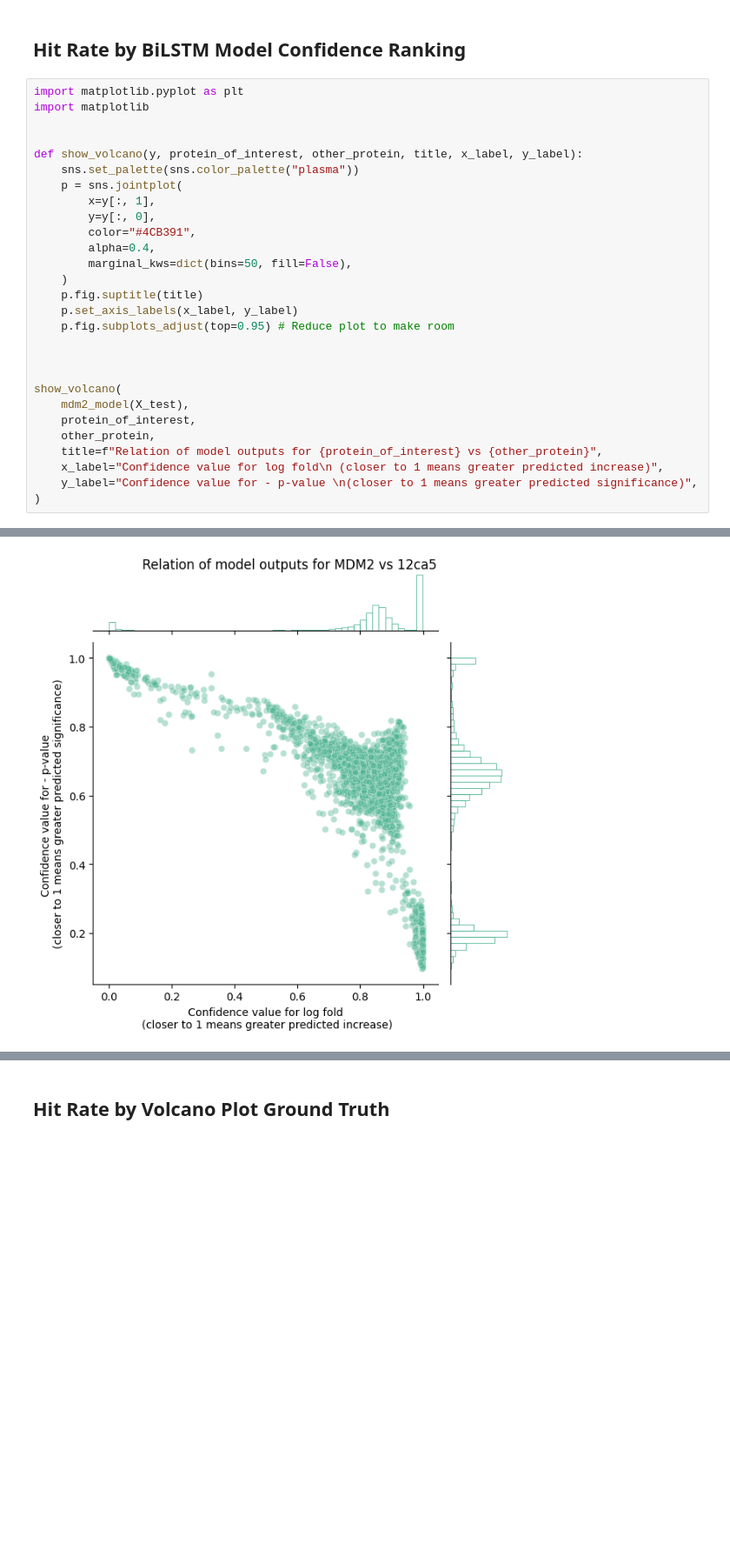
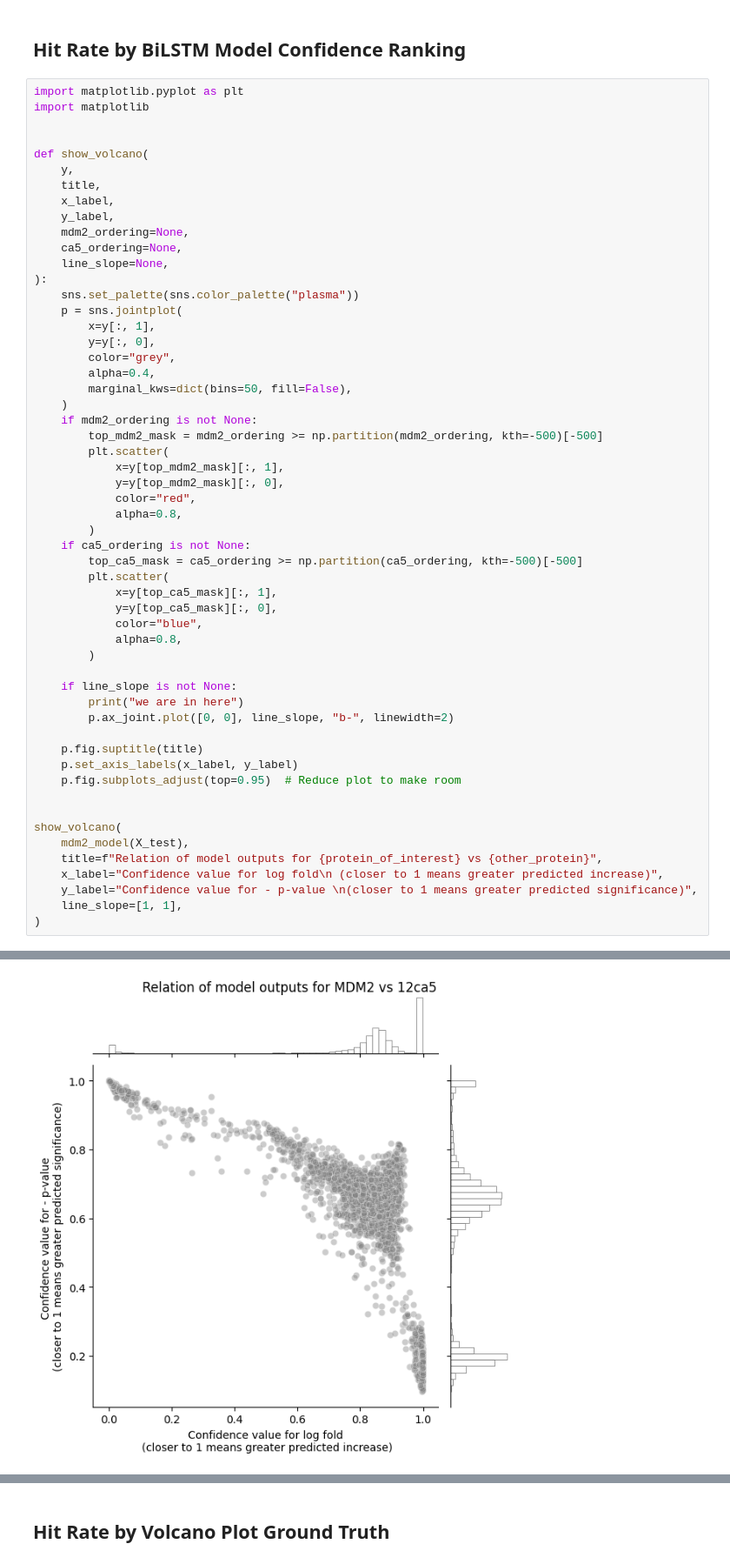
Before and after one commit to YitongTseo/ml_phage_display, a Jupyter notebook: F3_hit_rates.ipynb, the cells around one changed output, grey strips where cells are left out. Shown at 87% size. Cells and saved outputs as stored; diff of their text form; blank space fills up the shorter version.

```diff
--- a/F3_hit_rates.ipynb
+++ b/F3_hit_rates.ipynb
@@ -127,27 +129,54 @@ import matplotlib.pyplot as plt
 import matplotlib
 
 
-def show_volcano(y, protein_of_interest, other_protein, title, x_label, y_label):
+def show_volcano(
+    y,
+    title,
+    x_label,
+    y_label,
+    mdm2_ordering=None,
+    ca5_ordering=None,
+    line_slope=None,
+):
     sns.set_palette(sns.color_palette("plasma"))
     p = sns.jointplot(
         x=y[:, 1],
         y=y[:, 0],
-        color="#4CB391",
+        color="grey",
         alpha=0.4,
         marginal_kws=dict(bins=50, fill=False),
     )
+    if mdm2_ordering is not None:
+        top_mdm2_mask = mdm2_ordering >= np.partition(mdm2_ordering, kth=-500)[-500]
+        plt.scatter(
+            x=y[top_mdm2_mask][:, 1],
+            y=y[top_mdm2_mask][:, 0],
+            color="red",
+            alpha=0.8,
+        )
+    if ca5_ordering is not None:
+        top_ca5_mask = ca5_ordering >= np.partition(ca5_ordering, kth=-500)[-500]
+        plt.scatter(
+            x=y[top_ca5_mask][:, 1],
+            y=y[top_ca5_mask][:, 0],
+            color="blue",
+            alpha=0.8,
+        )
+
+    if line_slope is not None:
+        print("we are in here")
+        p.ax_joint.plot([0, 0], line_slope, "b-", linewidth=2)
+
     p.fig.suptitle(title)
     p.set_axis_labels(x_label, y_label)
-    p.fig.subplots_adjust(top=0.95) # Reduce plot to make room
-
+    p.fig.subplots_adjust(top=0.95)  # Reduce plot to make room
 
 
 show_volcano(
     mdm2_model(X_test),
-    protein_of_interest,
-    other_protein,
     title=f"Relation of model outputs for {protein_of_interest} vs {other_protein}",
     x_label="Confidence value for log fold\n (closer to 1 means greater predicted increase)",
     y_label="Confidence value for - p-value \n(closer to 1 means greater predicted significance)",
+    line_slope=[1, 1],
 )
 # %% [output]
@@ -154 +184 @@ show_volcano(
-[figure, old version]
+[figure, new version]
```
Also changed, not shown: parts of 10 cells of this notebook, 7 other files.
